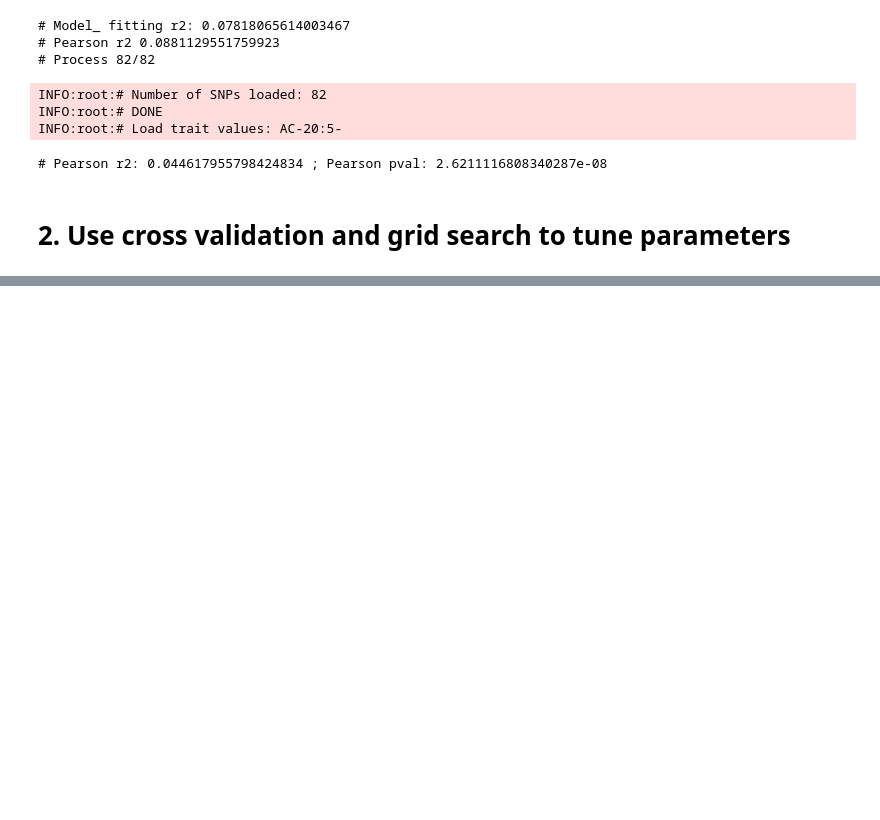
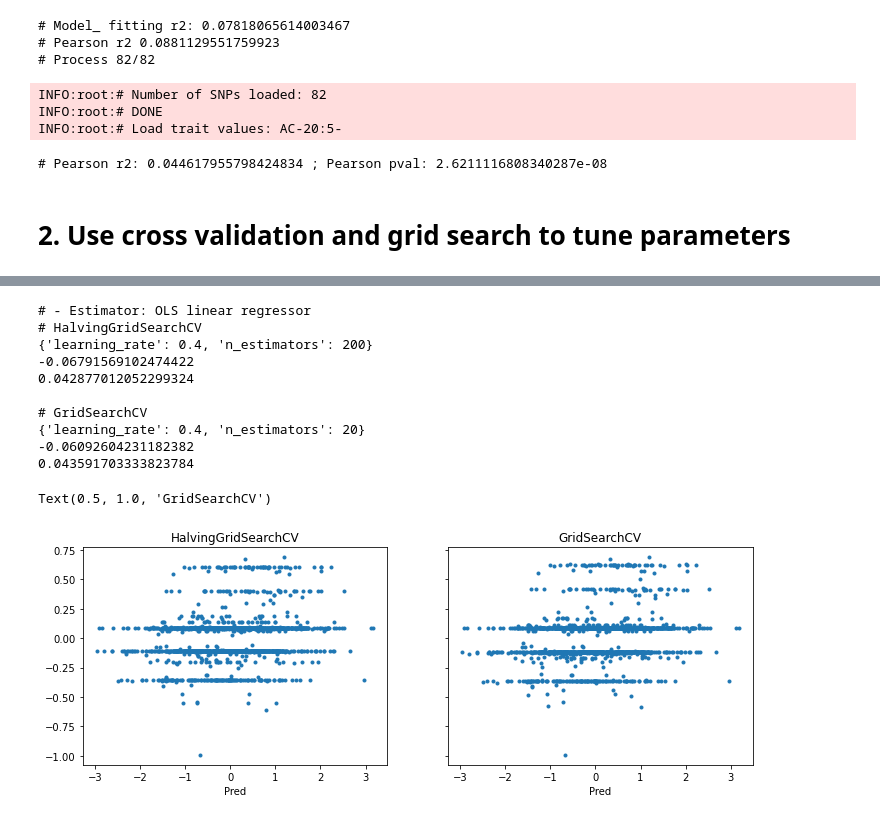
Before and after one commit to belowlab/-CCHC_lipidomics, a Jupyter notebook: 20231211_rerun/code/ML_07_boosting_models_test_run.ipynb, the cells around one changed output, grey strips where cells are left out. Saved outputs shown, nothing was run; the diff lists cells and outputs as text; code cells hidden in the pictures; blank space fills up the shorter version.

```diff
--- a/20231211_rerun/code/ML_07_boosting_models_test_run.ipynb
+++ b/20231211_rerun/code/ML_07_boosting_models_test_run.ipynb
@@ -642,0 +676,45 @@ search = HalvingGridSearchCV(estimator=regr, param_grid=param_grid, cv=10)
+# %%
+print('# - Estimator: OLS linear regressor')
+base_estimator = LinearRegression()
+
+regr = AdaBoostRegressor(random_state=0, estimator=base_estimator)
+
+param_grid = {'n_estimators':[20, 50, 100, 200],
+              'learning_rate':[0.1, 0.2, 0.3, 0.4, 0.5, 0.6, 0.7, 0.8, 0.9, 1]}
+
+fig, ax = plt.subplots(ncols=2, figsize=(12, 4), sharey=True)
+
+print('# HalvingGridSearchCV')
+search = HalvingGridSearchCV(estimator=regr, param_grid=param_grid, cv=10, n_jobs=8, random_state=1).fit(X, y)
+print(search.best_params_)
+print(search.best_score_)
+df_halving = pd.DataFrame(search.cv_results_)
+print(search.score(X, y))
+ax[0].plot(y.values, search.predict(X), ls='', marker='.')
+ax[0].set_xlabel('True')
+ax[0].set_xlabel('Pred')
+ax[0].set_title('HalvingGridSearchCV')
+
+print('\n# GridSearchCV')
+search = GridSearchCV(estimator=regr, param_grid=param_grid, cv=10, n_jobs=8).fit(X, y)
+print(search.best_params_)
+print(search.best_score_)
+df_gridsearch = pd.DataFrame(search.cv_results_)
+print(search.score(X, y))
+ax[1].plot(y.values, search.predict(X), ls='', marker='.')
+ax[1].set_xlabel('True')
+ax[1].set_xlabel('Pred')
+ax[1].set_title('GridSearchCV')
+# %% [output]
+# - Estimator: OLS linear regressor
+# HalvingGridSearchCV
+{'learning_rate': 0.4, 'n_estimators': 200}
+-0.06791569102474422
+0.042877012052299324
+
+# GridSearchCV
+{'learning_rate': 0.4, 'n_estimators': 20}
+-0.06092604231182382
+0.043591703333823784
+Text(0.5, 1.0, 'GridSearchCV')
+[figure, added]
```
Also changed, not shown: parts of 13 cells of this notebook.
